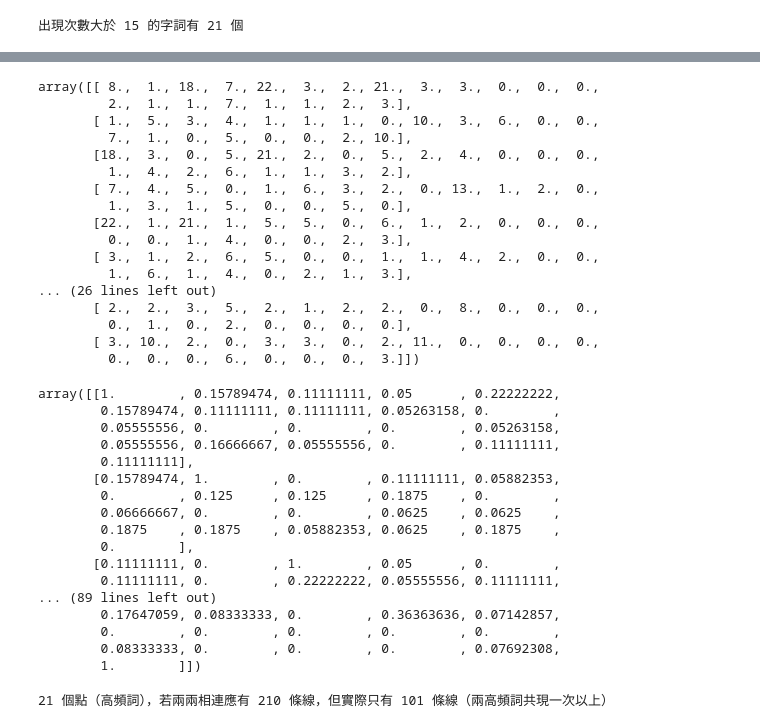
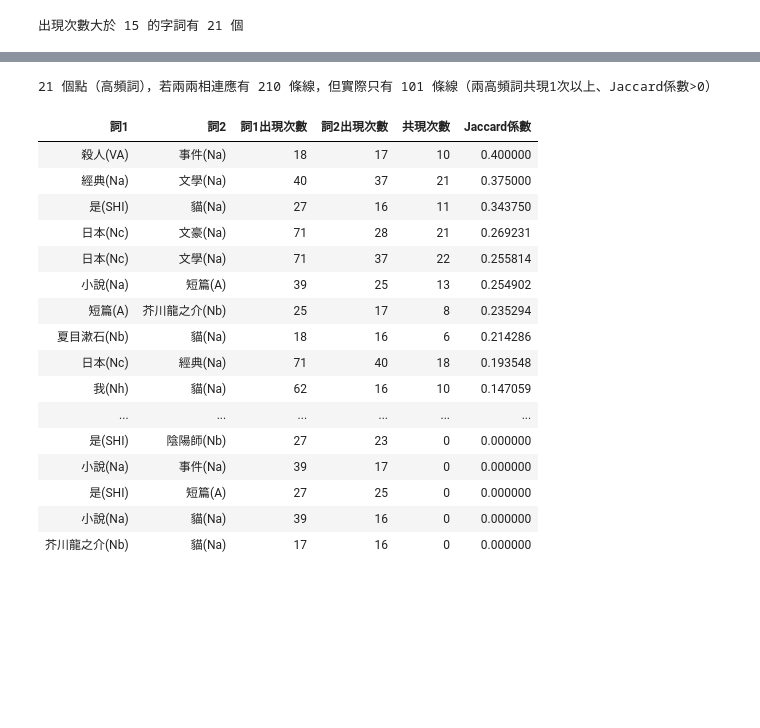
Before and after one commit to x1001000/books-chinese, a Jupyter notebook: Co_occurrence_network.ipynb, the cells around one changed output, grey strips where cells are left out. Drawn from its saved outputs; the diff is of its cells as text; code cells hidden in the pictures; blank space fills up the shorter version.

```diff
--- a/Co_occurrence_network.ipynb
+++ b/Co_occurrence_network.ipynb
@@ -281,46 +281,11 @@ for C_ws_of_title, C_pos_of_title in zip(C_ws_of_titles, C_pos_of_titles):
             cooccurrence_matrix[vocab[f'{w[1]}({p[1]})'], vocab[f'{w[0]}({p[0]})']] += 1
 for i in range(len(df)):
     cooccurrence_matrix[i, i] /= 2
-cooccurrence_matrix
+#cooccurrence_matrix
-# %% [output]
-array([[ 8.,  1., 18.,  7., 22.,  3.,  2., 21.,  3.,  3.,  0.,  0.,  0.,
-         2.,  1.,  1.,  7.,  1.,  1.,  2.,  3.],
-       [ 1.,  5.,  3.,  4.,  1.,  1.,  1.,  0., 10.,  3.,  6.,  0.,  0.,
-         7.,  1.,  0.,  5.,  0.,  0.,  2., 10.],
-       [18.,  3.,  0.,  5., 21.,  2.,  0.,  5.,  2.,  4.,  0.,  0.,  0.,
-         1.,  4.,  2.,  6.,  1.,  1.,  3.,  2.],
-       [ 7.,  4.,  5.,  0.,  1.,  6.,  3.,  2.,  0., 13.,  1.,  2.,  0.,
-         1.,  3.,  1.,  5.,  0.,  0.,  5.,  0.],
-       [22.,  1., 21.,  1.,  5.,  5.,  0.,  6.,  1.,  2.,  0.,  0.,  0.,
-         0.,  0.,  1.,  4.,  0.,  0.,  2.,  3.],
-       [ 3.,  1.,  2.,  6.,  5.,  0.,  0.,  1.,  1.,  4.,  2.,  0.,  0.,
-         1.,  6.,  1.,  4.,  0.,  2.,  1.,  3.],
-... (26 lines left out)
-       [ 2.,  2.,  3.,  5.,  2.,  1.,  2.,  2.,  0.,  8.,  0.,  0.,  0.,
-         0.,  1.,  0.,  2.,  0.,  0.,  0.,  0.],
-       [ 3., 10.,  2.,  0.,  3.,  3.,  0.,  2., 11.,  0.,  0.,  0.,  0.,
-         0.,  0.,  0.,  6.,  0.,  0.,  0.,  3.]])
 # %%
-jaccard_matrix = 1 - distance.cdist(cooccurrence_matrix, cooccurrence_matrix, 'jaccard')
-jaccard_matrix
+# https://www.kaggle.com/itoeiji/simple-co-occurrence-network
+#jaccard_matrix = 1 - distance.cdist(cooccurrence_matrix, cooccurrence_matrix, 'jaccard')
+#jaccard_matrix
-# %% [output]
-array([[1.        , 0.15789474, 0.11111111, 0.05      , 0.22222222,
-        0.15789474, 0.11111111, 0.11111111, 0.05263158, 0.        ,
-        0.05555556, 0.        , 0.        , 0.        , 0.05263158,
-        0.05555556, 0.16666667, 0.05555556, 0.        , 0.11111111,
-        0.11111111],
-       [0.15789474, 1.        , 0.        , 0.11111111, 0.05882353,
-        0.        , 0.125     , 0.125     , 0.1875    , 0.        ,
-        0.06666667, 0.        , 0.        , 0.0625    , 0.0625    ,
-        0.1875    , 0.1875    , 0.05882353, 0.0625    , 0.1875    ,
-        0.        ],
-       [0.11111111, 0.        , 1.        , 0.05      , 0.        ,
-        0.11111111, 0.        , 0.22222222, 0.05555556, 0.11111111,
-... (89 lines left out)
-        0.17647059, 0.08333333, 0.        , 0.36363636, 0.07142857,
-        0.        , 0.        , 0.        , 0.        , 0.        ,
-        0.08333333, 0.        , 0.        , 0.        , 0.07692308,
-        1.        ]])
 # %%
 pairs = []
 edges = []
@@ -330,12 +295,36 @@ for i in range(len(df)):
         #if jaccard > 0:
         #    pairs.append([re_vocab[i], re_vocab[j], term_count[re_vocab[i]], term_count[re_vocab[j]], jaccard])
         cooccurrence = cooccurrence_matrix[i,j]
-        pairs.append([re_vocab[i], re_vocab[j], term_count[re_vocab[i]], term_count[re_vocab[j]], cooccurrence])
+        jaccard = cooccurrence / (term_count[re_vocab[i]] + term_count[re_vocab[j]] - cooccurrence)#jaccard_matrix[i, j]
+        pairs.append([re_vocab[i], re_vocab[j], term_count[re_vocab[i]], term_count[re_vocab[j]], cooccurrence, jaccard])
         if cooccurrence > 0:
-            edges.append([re_vocab[i], re_vocab[j], term_count[re_vocab[i]], term_count[re_vocab[j]], cooccurrence])
-print(f'{len(df)} 個點（高頻詞），若兩兩相連應有 {len(pairs)} 條線，但實際只有 {len(edges)} 條線（兩高頻詞共現一次以上）')
+            edges.append([re_vocab[i], re_vocab[j], term_count[re_vocab[i]], term_count[re_vocab[j]], cooccurrence, jaccard])
+print(f'{len(df)} 個點（高頻詞），若兩兩相連應有 {len(pairs)} 條線，但實際只有 {len(edges)} 條線（兩高頻詞共現1次以上、Jaccard係數>0）')
 # %% [output]
-21 個點（高頻詞），若兩兩相連應有 210 條線，但實際只有 101 條線（兩高頻詞共現一次以上）
+21 個點（高頻詞），若兩兩相連應有 210 條線，但實際只有 101 條線（兩高頻詞共現1次以上、Jaccard係數>0）
+# %%
+cooccurrence_table = pd.DataFrame(pairs, columns=['詞1','詞2','詞1出現次數','詞2出現次數','共現次數','Jaccard係數'])
+cooccurrence_table['共現次數'] = cooccurrence_table['共現次數'].astype(int)
+cooccurrence_table.sort_values(by='Jaccard係數', ascending=False).style.hide_index()
+#cooccurrence_table.style.hide_index()
+# %% [output]
+| 詞1 | 詞2 | 詞1出現次數 | 詞2出現次數 | 共現次數 | Jaccard係數 |
+| 殺人(VA) | 事件(Na) | 18 | 17 | 10 | 0.400000 |
+| 經典(Na) | 文學(Na) | 40 | 37 | 21 | 0.375000 |
+| 是(SHI) | 貓(Na) | 27 | 16 | 11 | 0.343750 |
+| 日本(Nc) | 文豪(Na) | 71 | 28 | 21 | 0.269231 |
+| 日本(Nc) | 文學(Na) | 71 | 37 | 22 | 0.255814 |
+| 小說(Na) | 短篇(A) | 39 | 25 | 13 | 0.254902 |
+| 短篇(A) | 芥川龍之介(Nb) | 25 | 17 | 8 | 0.235294 |
+| 夏目漱石(Nb) | 貓(Na) | 18 | 16 | 6 | 0.214286 |
+| 日本(Nc) | 經典(Na) | 71 | 40 | 18 | 0.193548 |
+| 我(Nh) | 貓(Na) | 62 | 16 | 10 | 0.147059 |
+| ... | ... | ... | ... | ... | ... |
+| 是(SHI) | 陰陽師(Nb) | 27 | 23 | 0 | 0.000000 |
+| 小說(Na) | 事件(Na) | 39 | 17 | 0 | 0.000000 |
+| 是(SHI) | 短篇(A) | 27 | 25 | 0 | 0.000000 |
+| 小說(Na) | 貓(Na) | 39 | 16 | 0 | 0.000000 |
+| 芥川龍之介(Nb) | 貓(Na) | 17 | 16 | 0 | 0.000000 |
 # %%
 G = nx.Graph()
 G.nodes(data=True)
```
Also changed, not shown: parts of 5 cells of this notebook.
